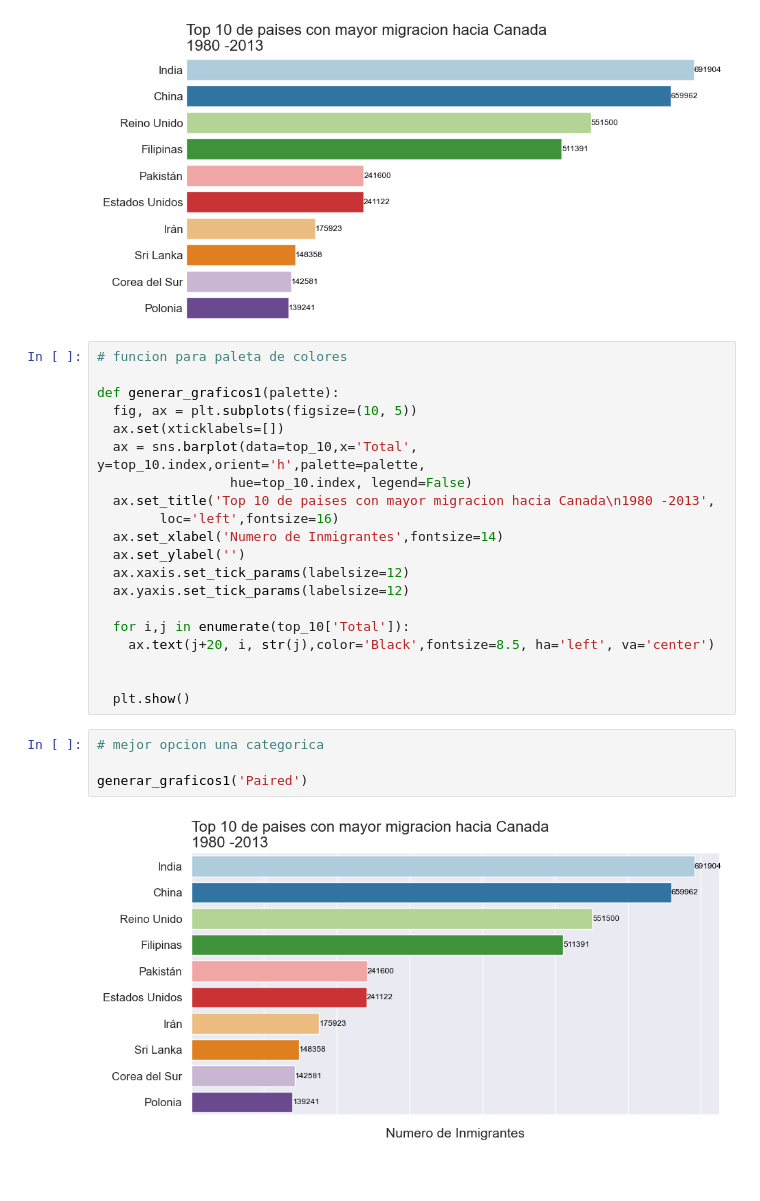
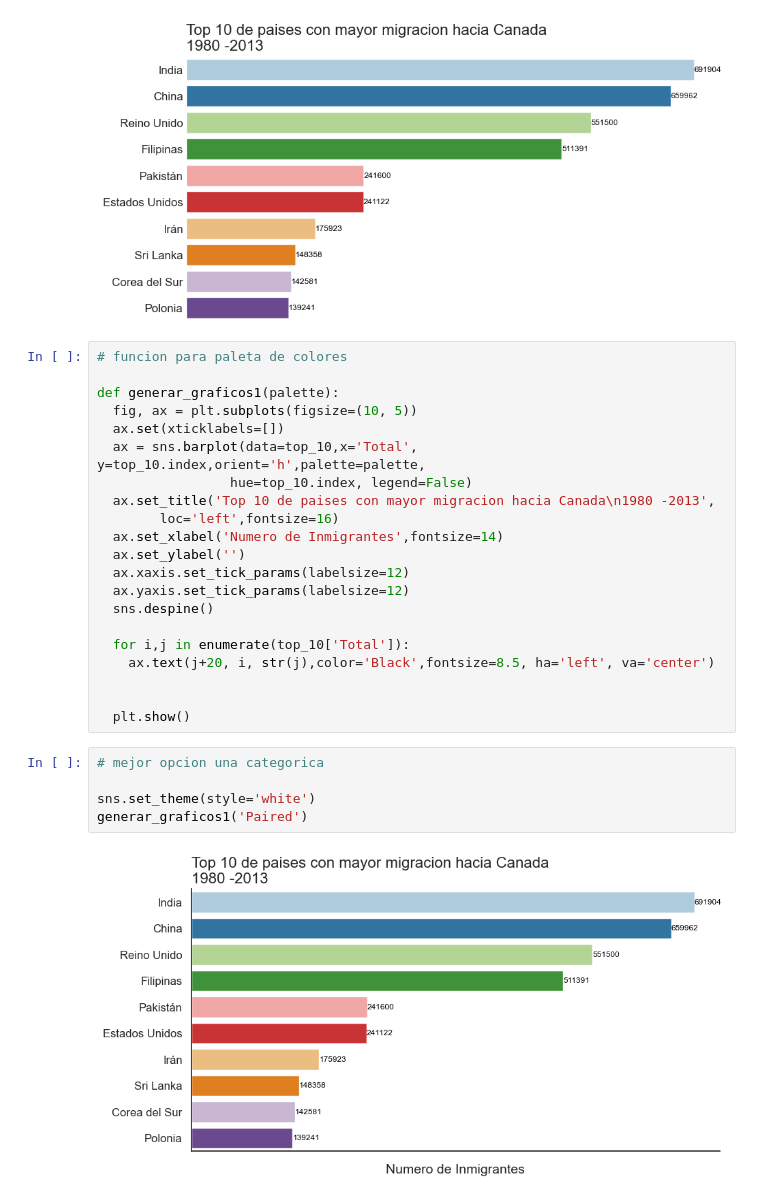
Before and after one commit to r2x4/ETL_alura_oracle, a Jupyter notebook: graficos/jupyter_graficos.ipynb, the cells around one changed output. Drawn from its saved outputs; the diff is of its cells as text.

```diff
--- a/graficos/jupyter_graficos.ipynb
+++ b/graficos/jupyter_graficos.ipynb
@@ -509,6 +509,7 @@ def generar_graficos1(palette):
   ax.set_ylabel('')
   ax.xaxis.set_tick_params(labelsize=12)
   ax.yaxis.set_tick_params(labelsize=12)
+  sns.despine()
 
   for i,j in enumerate(top_10['Total']):
     ax.text(j+20, i, str(j),color='Black',fontsize=8.5, ha='left', va='center')
@@ -518,6 +519,7 @@ def generar_graficos1(palette):
 # %%
 # mejor opcion una categorica
 
+sns.set_theme(style='white')
 generar_graficos1('Paired')
 # %% [output]
-[figure, old version]
+[figure, new version]
```
